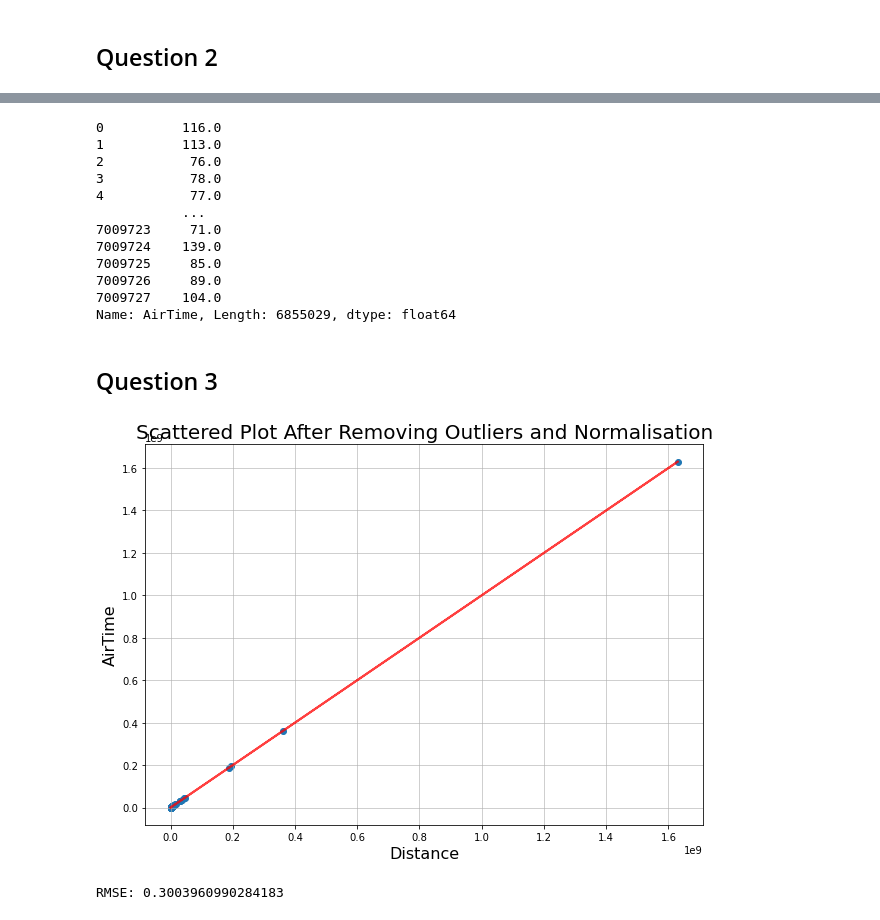
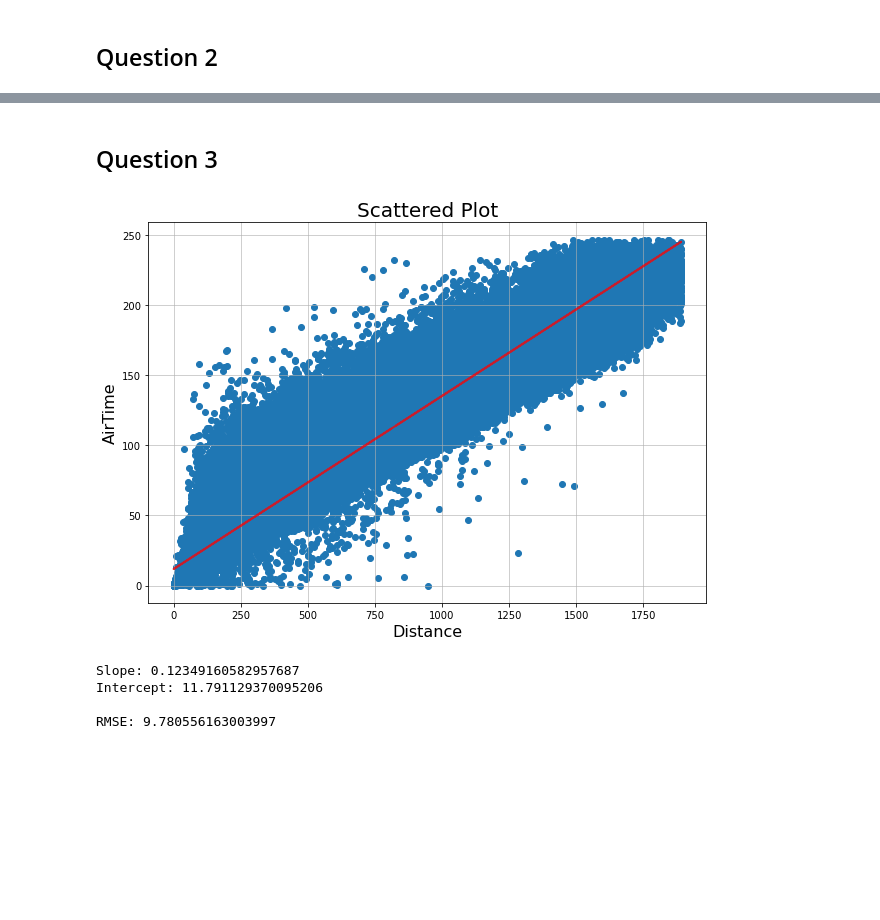
Before and after one commit to shantanutyagi67/CS306_Data_Analysis_And_Visualisation, a Jupyter notebook: Lab4/lab4.ipynb, the cells around one changed output, grey strips where cells are left out. Drawn from its saved outputs; the diff is of its cells as text; code cells hidden in the pictures; blank space fills up the shorter version.

```diff
--- a/Lab4/lab4.ipynb
+++ b/Lab4/lab4.ipynb
@@ -157,18 +138,3 @@ Name: Distance, Length: 6855029, dtype: int64
-# %%
-df1
-# %% [output]
-0          116.0
-1          113.0
-2           76.0
-3           78.0
-4           77.0
-           ...
-7009723     71.0
-7009724    139.0
-7009725     85.0
-7009726     89.0
-7009727    104.0
-Name: AirTime, Length: 6855029, dtype: float64
 # %% [markdown]
 ## Question 3
 # %%
@@ -184,28 +150,32 @@ for i in range(w.size):
 df1 = np.array(df1)
 df2 = np.array(df2)
 # %%
-df3 = np.zeros(w.size)
-for i in range(w.size):
-    df3[i] = df1[i] * w[i]
+for i in range(df2.size):
+    df1[i] = df1[i] * w[i]
     df2[i] = df2[i] * w[i]
-df3 = pd.Series(df3)
 df1 = pd.Series(df1)
 df2 = pd.Series(df2)
 # %%
 plt.figure(figsize=(10, 7))
-plt.scatter(df2, df3)
-slope, intercept, r_value, p_value, std_err = stats.linregress(df2, df3)
+plt.scatter(df2, df1)
+slope, intercept, r_value, p_value, std_err = stats.linregress(df2, df1)
 x = df2
 y = slope*df2 + intercept
 plt.plot(x,y, 'r', alpha=0.75, linewidth = 2)
-plt.title('Scattered Plot After Removing Outliers and Normalisation', fontsize=20)
+plt.title('Scattered Plot', fontsize=20)
 plt.xlabel(name2, fontsize=16)
 plt.ylabel(name1, fontsize=16)
 plt.grid(alpha=0.75)
 plt.show()
-err = pow(df3-y,2)
+print("Slope: "+ str(slope))
+print("Intercept: "+ str(intercept))
+err = pow(df1-y,2)
 rmse = math.sqrt((err.to_frame()).sum()/len(err))
+print()
 print("RMSE: " + str(rmse))
 # %% [output]
-[figure, old version]
+[figure, new version]
-RMSE: 0.3003960990284183
+Slope: 0.12349160582957687
+Intercept: 11.791129370095206
+
+RMSE: 9.780556163003997
```
Also changed, not shown: parts of 11 cells of this notebook.
